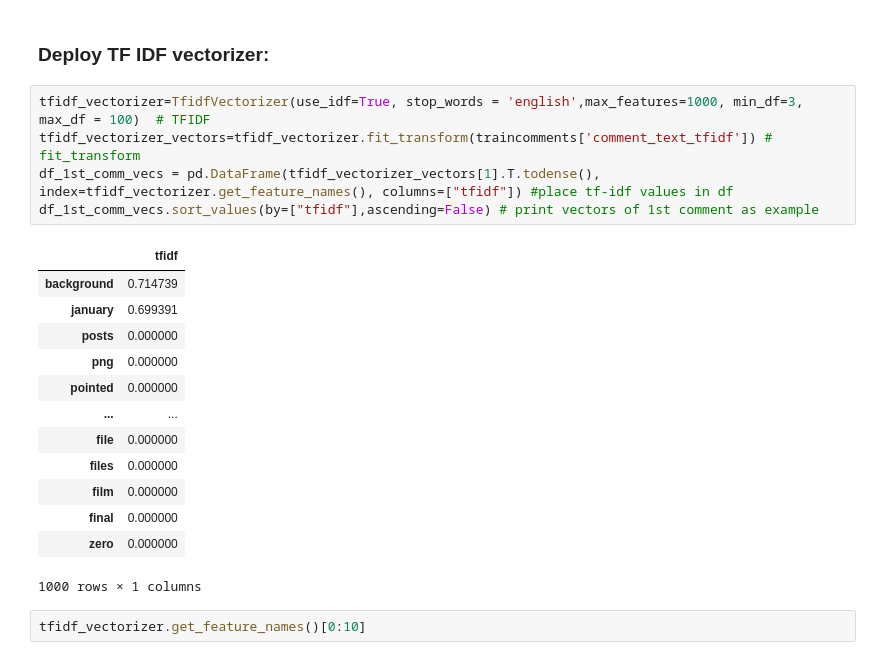
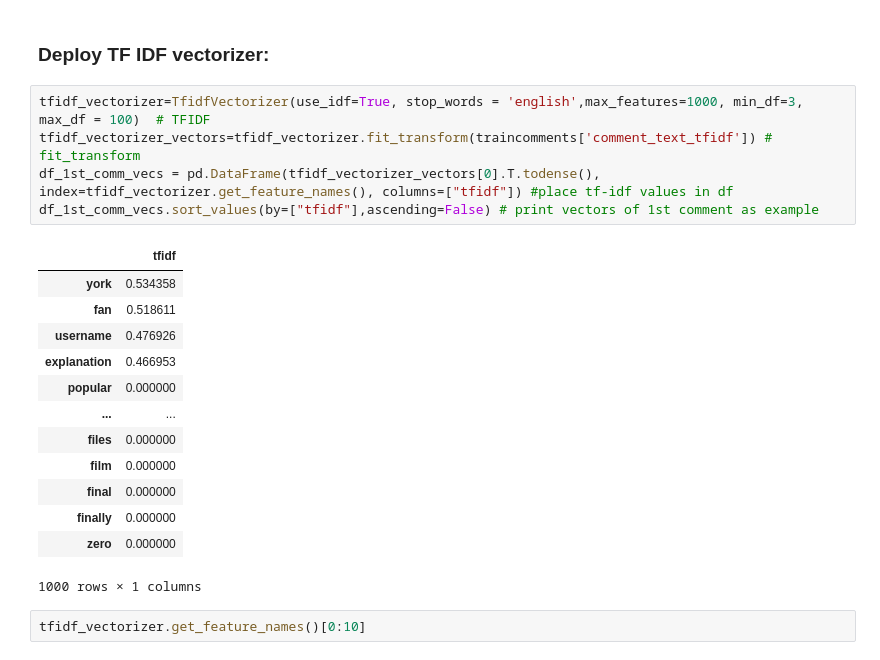
Before and after one commit to orbenishay/Classification, a Jupyter notebook: Toxic_comments_classification.ipynb, the cells around one changed output. Cells and saved outputs as stored; diff of their text form.

```diff
--- a/Toxic_comments_classification.ipynb
+++ b/Toxic_comments_classification.ipynb
@@ -475,20 +475,20 @@ traincomments['comment_text_tfidf'] = traincomments['comment_text_tfidf'].apply(
 # %%
 tfidf_vectorizer=TfidfVectorizer(use_idf=True, stop_words = 'english',max_features=1000, min_df=3, max_df = 100)  # TFIDF
 tfidf_vectorizer_vectors=tfidf_vectorizer.fit_transform(traincomments['comment_text_tfidf']) # fit_transform
-df_1st_comm_vecs = pd.DataFrame(tfidf_vectorizer_vectors[1].T.todense(), index=tfidf_vectorizer.get_feature_names(), columns=["tfidf"]) #place tf-idf values in df
+df_1st_comm_vecs = pd.DataFrame(tfidf_vectorizer_vectors[0].T.todense(), index=tfidf_vectorizer.get_feature_names(), columns=["tfidf"]) #place tf-idf values in df
 df_1st_comm_vecs.sort_values(by=["tfidf"],ascending=False) # print vectors of 1st comment as example
 # %% [output]
 |  | tfidf |
-| background | 0.714739 |
-| january | 0.699391 |
-| posts | 0.000000 |
-| png | 0.000000 |
-| pointed | 0.000000 |
+| york | 0.534358 |
+| fan | 0.518611 |
+| username | 0.476926 |
+| explanation | 0.466953 |
+| popular | 0.000000 |
 | ... | ... |
-| file | 0.000000 |
 | files | 0.000000 |
 | film | 0.000000 |
 | final | 0.000000 |
+| finally | 0.000000 |
 | zero | 0.000000 |
 1000 rows × 1 columns
 # %%
```
Also changed, not shown: parts of 4 cells of this notebook.
